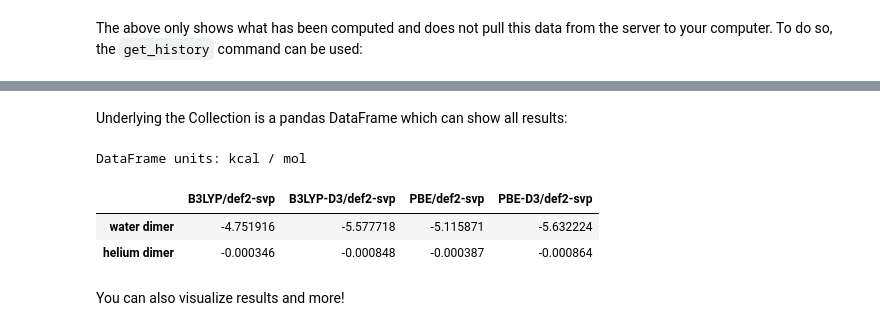
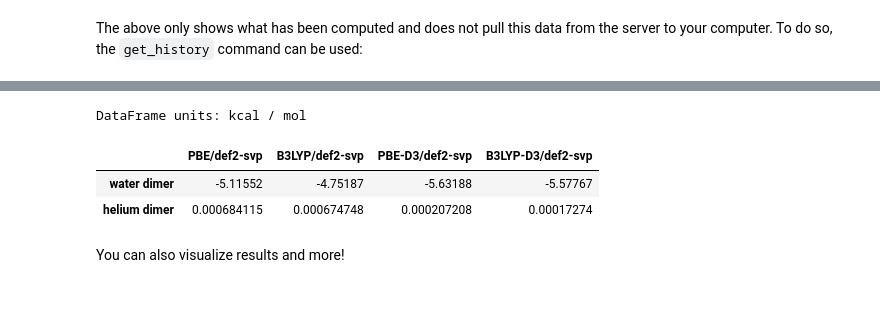
Before and after one commit to MolSSI/QCFractal, a Jupyter notebook: docs/qcfractal/source/quickstart.ipynb, the cells around one changed output, grey strips where cells are left out. Saved outputs shown, nothing was run; the diff lists cells and outputs as text; code cells hidden in the pictures; blank space fills up the shorter version.

```diff
--- a/docs/qcfractal/source/quickstart.ipynb
+++ b/docs/qcfractal/source/quickstart.ipynb
@@ -91,7 +91,7 @@ spec = {
     "keywords": None,
     "qc_spec": {
         "driver": "gradient",
-        "method": "b3lyp-d3",
+        "method": "b3lyp",
         "basis": "6-31g",
         "program": "psi4"
     },
@@ -239,13 +232,11 @@ ds.get_history()
-# %% [markdown]
-Underlying the Collection is a pandas DataFrame which can show all results:
 # %%
 print(f"DataFrame units: {ds.units}")
-ds.df
+ds.get_values()
 # %% [output]
 DataFrame units: kcal / mol
-|  | B3LYP/def2-svp | B3LYP-D3/def2-svp | PBE/def2-svp | PBE-D3/def2-svp |
-| water dimer | -4.751916 | -5.577718 | -5.115871 | -5.632224 |
-| helium dimer | -0.000346 | -0.000848 | -0.000387 | -0.000864 |
+|  | PBE/def2-svp | B3LYP/def2-svp | PBE-D3/def2-svp | B3LYP-D3/def2-svp |
+| water dimer | -5.11552 | -4.75187 | -5.63188 | -5.57767 |
+| helium dimer | 0.000684115 | 0.000674748 | 0.000207208 | 0.00017274 |
 # %% [markdown]
 You can also visualize results and more!
 # %%
```
Also changed, not shown: parts of 15 cells of this notebook, 3 other files.
